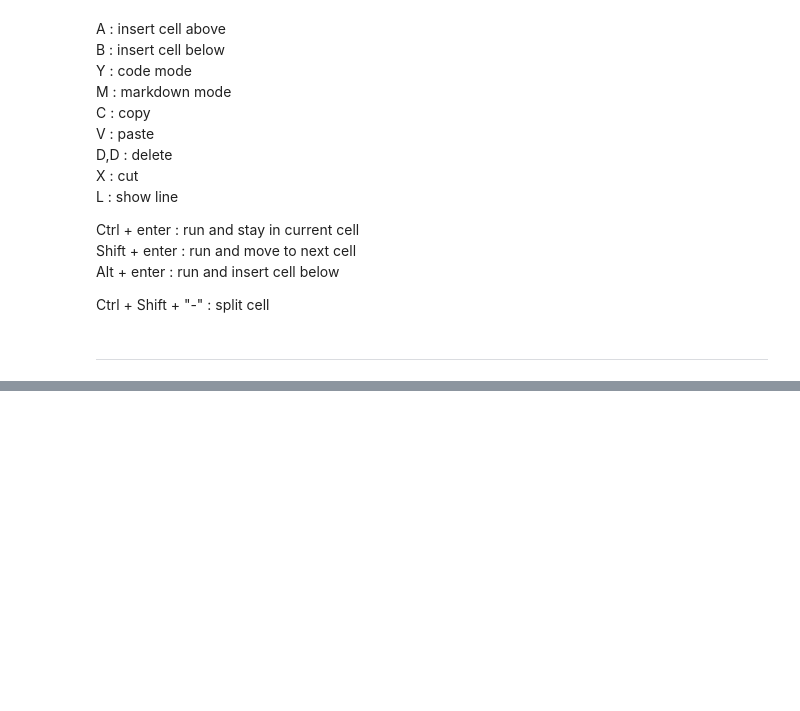
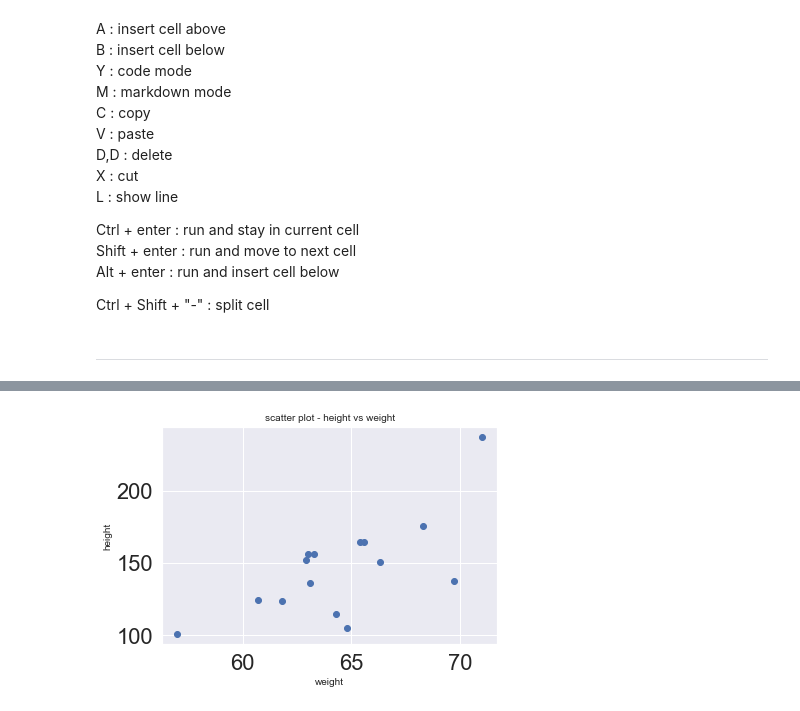
Before and after one commit to haocloo/USM_CS, a Jupyter notebook: CPC152/lecture_notes.ipynb, the cells around one changed output, grey strips where cells are left out. Saved outputs shown, nothing was run; the diff lists cells and outputs as text; code cells hidden in the pictures; blank space fills up the shorter version.

```diff
--- a/CPC152/lecture_notes.ipynb
+++ b/CPC152/lecture_notes.ipynb
@@ -66,0 +105,12 @@ plt.show()
+# %%
+weight1=[63.3,57,64.3,63,71,61.8,62.9,65.6,64.8,63.1,68.3,69.7,65.4,66.3,60.7]
+height1=[156.3,100.7,114.8,156.3,237.1,123.9,151.8,164.7,105.4,136.1,175.2,137.4,164.2,151,124.3]
+
+plt.scatter(weight1,height1,c='b',marker='o')
+
+plt.xlabel('weight', fontsize=10)
+plt.ylabel('height', fontsize=10)
+plt.title('scatter plot - height vs weight',fontsize=10)
+plt.show()
+# %% [output]
+[figure, added]
```
Also changed, not shown: parts of 21 cells of this notebook.
